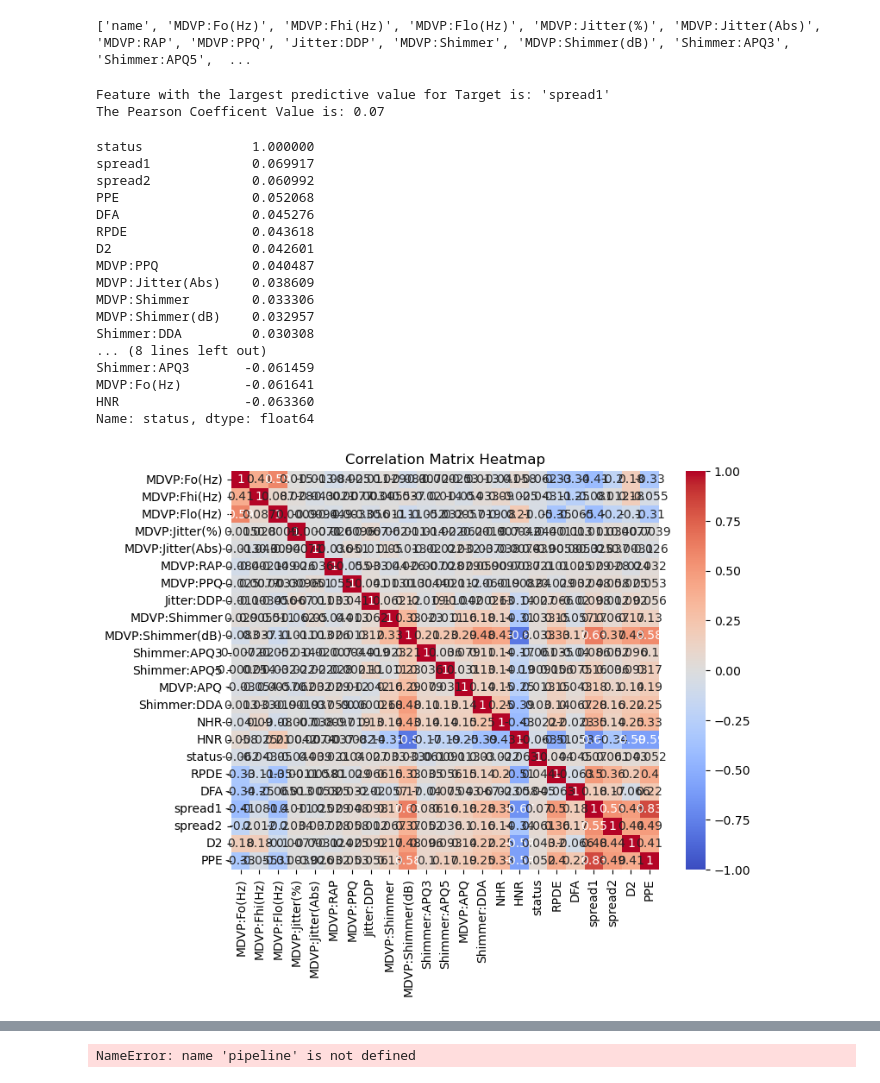
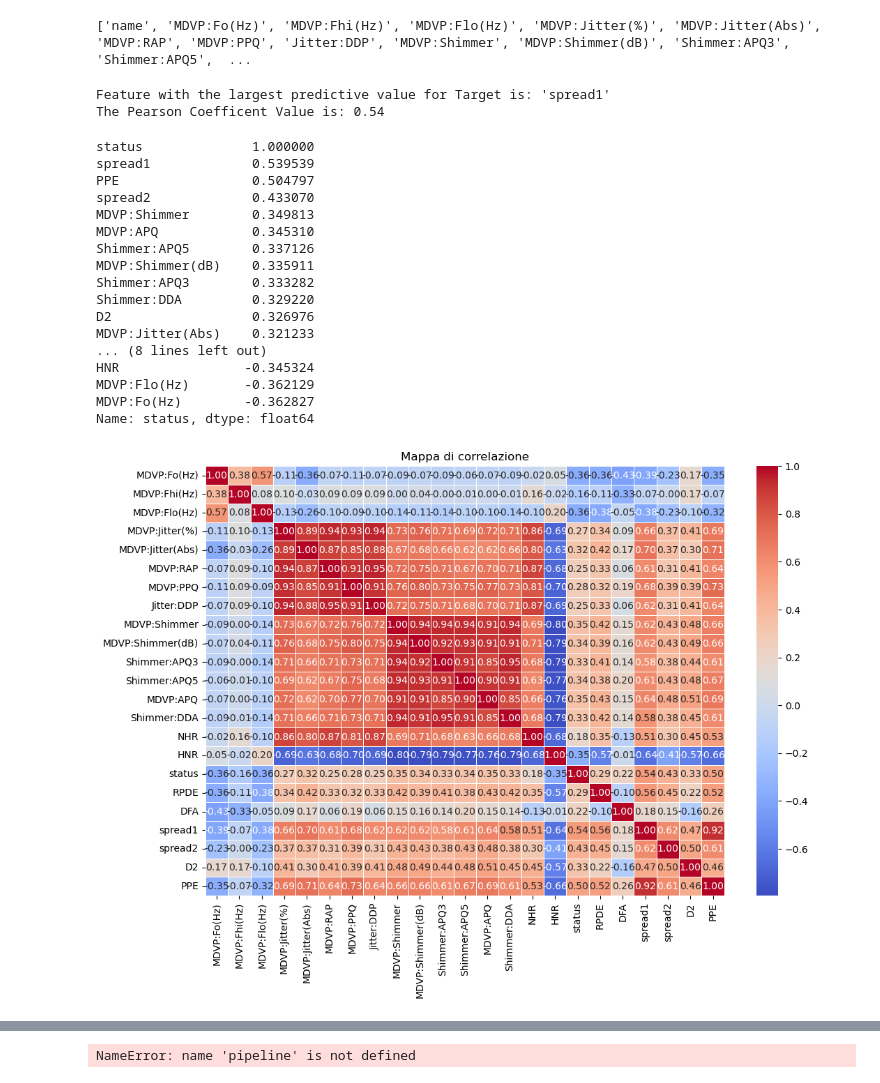
Before and after one commit to AdityaAdke123/Handwriting_Detection, a Jupyter notebook: training.ipynb, the cells around one changed output, grey strips where cells are left out. Saved outputs shown, nothing was run; the diff lists cells and outputs as text; code cells hidden in the pictures.

```diff
--- a/training.ipynb
+++ b/training.ipynb
@@ -16,5 +19,5 @@ from sklearn import metrics
 # %%
-df = pd.read_csv("./updated_dataset.csv")
+df = pd.read_csv("./dataset.csv")
 
 feature_names = df.columns.tolist()
 print(feature_names)
@@ -45,31 +46,32 @@ print(f"The Pearson Coefficent Value is: {highest_cor_feat:.2f} ")
 corr_matrix[target].sort_values(ascending=False)
 # %% [output]
 Feature with the largest predictive value for Target is: 'spread1'
-The Pearson Coefficent Value is: 0.07
+The Pearson Coefficent Value is: 0.54
 status              1.000000
-spread1             0.069917
-spread2             0.060992
-PPE                 0.052068
-DFA                 0.045276
-RPDE                0.043618
-D2                  0.042601
-MDVP:PPQ            0.040487
-MDVP:Jitter(Abs)    0.038609
-MDVP:Shimmer        0.033306
-MDVP:Shimmer(dB)    0.032957
-Shimmer:DDA         0.030308
+spread1             0.539539
+PPE                 0.504797
+spread2             0.433070
+MDVP:Shimmer        0.349813
+MDVP:APQ            0.345310
+Shimmer:APQ5        0.337126
+MDVP:Shimmer(dB)    0.335911
+Shimmer:APQ3        0.333282
+Shimmer:DDA         0.329220
+D2                  0.326976
+MDVP:Jitter(Abs)    0.321233
 ... (8 lines left out)
-Shimmer:APQ3       -0.061459
-MDVP:Fo(Hz)        -0.061641
-HNR                -0.063360
+HNR                -0.345324
+MDVP:Flo(Hz)       -0.362129
+MDVP:Fo(Hz)        -0.362827
 Name: status, dtype: float64
 # %%
-plt.figure(figsize=(8, 6))
-sns.heatmap(corr_matrix, annot=True, cmap='coolwarm', vmin=-1, vmax=1)
-plt.title("Correlation Matrix Heatmap")
+# Crea una heatmap utilizzando Seaborn
+plt.figure(figsize=(12, 8))  # Dimensione del grafico
+sns.heatmap(corr_matrix, annot=True, cmap='coolwarm', fmt='.2f', linewidths=0.5)
+plt.title('Mappa di correlazione')
 plt.show()
 # %% [output]
-[figure, old version]
+[figure, new version]
 # %%
 # PIPELINE: If the data is seperated in Data X and Target y
 X_train, X_test, t_train, t_test = train_test_split(X, t,
```
Also changed, not shown: parts of 13 cells of this notebook, 4 other files.
